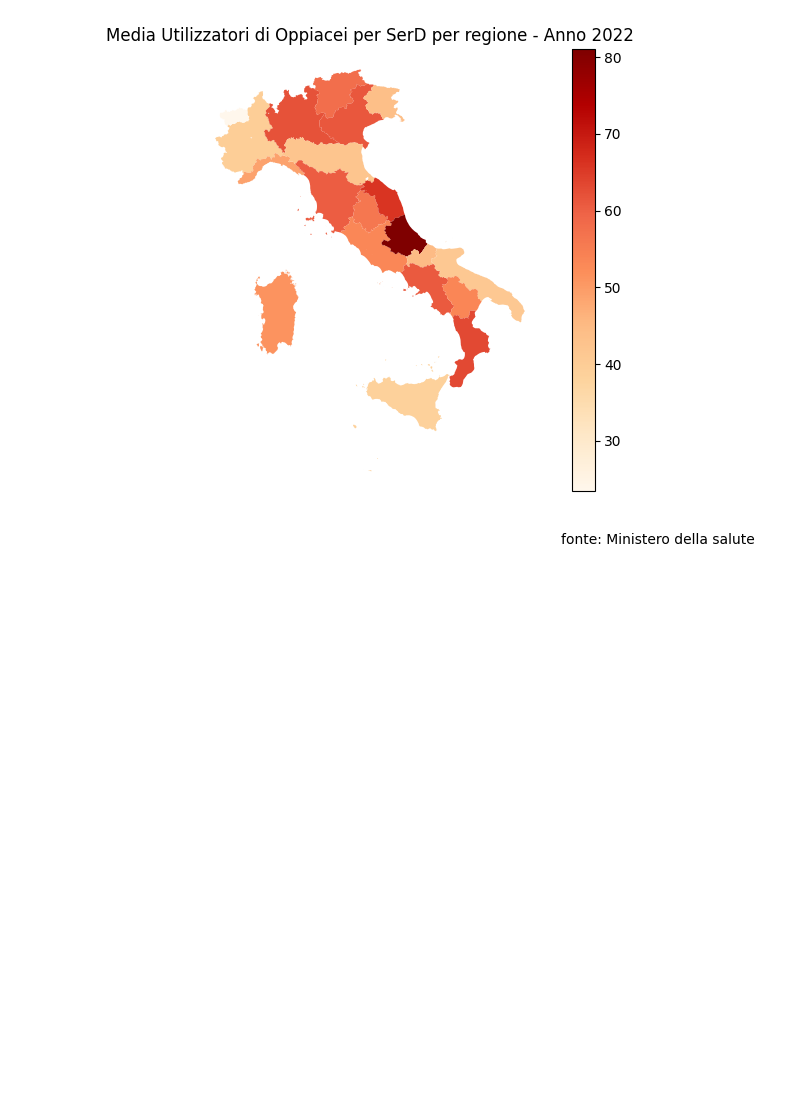
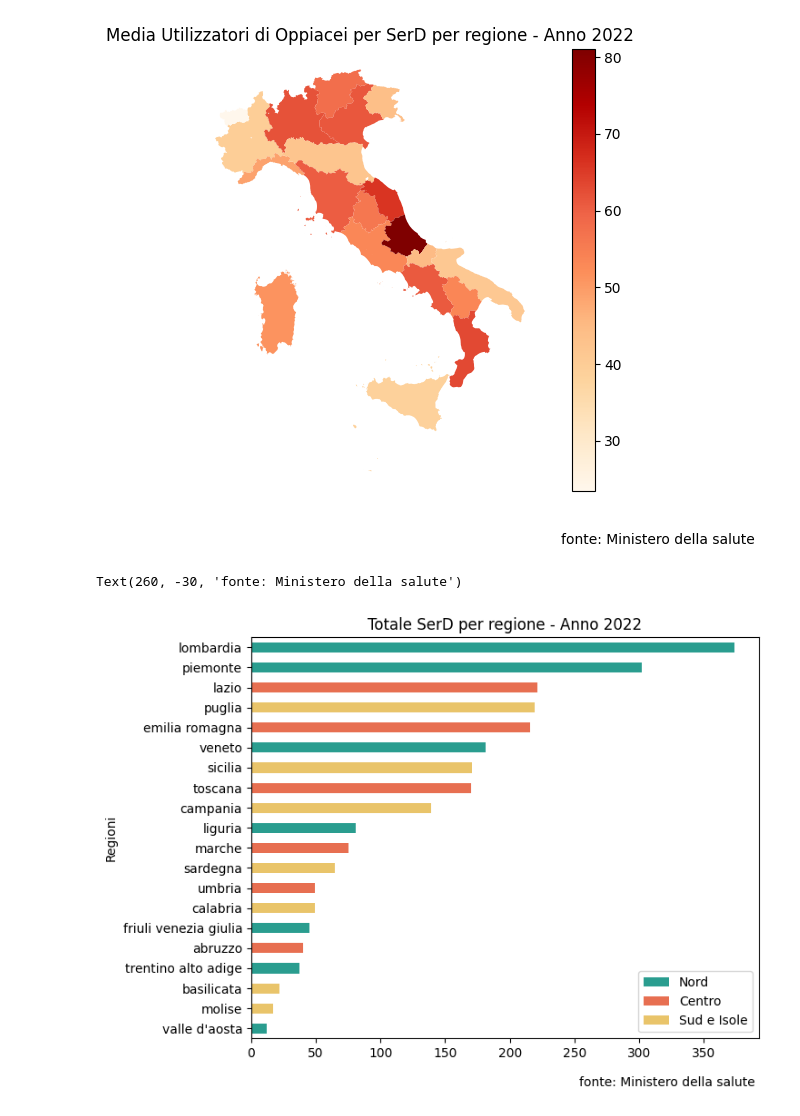
Before and after one commit to armandoschianodicola/italy-stats, a Jupyter notebook: 001/001_main.ipynb, the cells around one changed output. Cells and saved outputs as stored; diff of their text form; code cells hidden in the pictures; blank space fills up the shorter version.

```diff
--- a/001/001_main.ipynb
+++ b/001/001_main.ipynb
@@ -247,7 +247,7 @@ gdf_oppiacei
 | 18 | sicilia | 19 | 19 | MULTIPOLYGON (((12.90787 38.02511... | Sud e Isole | 6648.0 | 171 | 38.877193 |
 | 19 | sardegna | 20 | 20 | MULTIPOLYGON (((8.33727 40.49933,... | Sud e Isole | 3329.0 | 65 | 51.215385 |
 # %%
-gdf_oppiacei_agg = gdf_oppiacei[["reg_name", 'utenti_sum', 'zone']].groupby("reg_name").sum()
+gdf_oppiacei_agg = gdf_oppiacei[["reg_name", 'utenti_sum', 'zone', 'serd_count']].groupby("reg_name").sum()
 # %%
 region_colours = {
     "Nord": "#2a9d8f",
@@ -342,3 +342,20 @@ Text(260, -30, 'fonte: Ministero della salute')
 [figure]
 # %%
 plot_oppiacei_avg.get_figure().savefig('output/plot_oppiacei_avg.png')
+# %%
+gdf_serd_agg_barplot = gdf_oppiacei_agg.sort_values(by=['serd_count']).plot.barh(
+    y="serd_count",
+    ylabel='Regioni',
+    title="Totale SerD per regione - Anno 2022",
+    color=gdf_oppiacei_agg.sort_values(by=['serd_count'])['zone'].replace(region_colours)
+).legend(
+    [
+        Patch(facecolor=region_colours['Nord']),
+        Patch(facecolor=region_colours['Centro']),
+        Patch(facecolor=region_colours['Sud e Isole']),
+    ], ["Nord", "Centro", 'Sud e Isole']
+)
+plt.annotate('fonte: Ministero della salute', (0,0), (260, -30), xycoords='axes fraction', textcoords='offset points', va='top')
+# %% [output]
+Text(260, -30, 'fonte: Ministero della salute')
+[figure, added]
```
Also changed, not shown: parts of 3 cells of this notebook, 2 other files.
